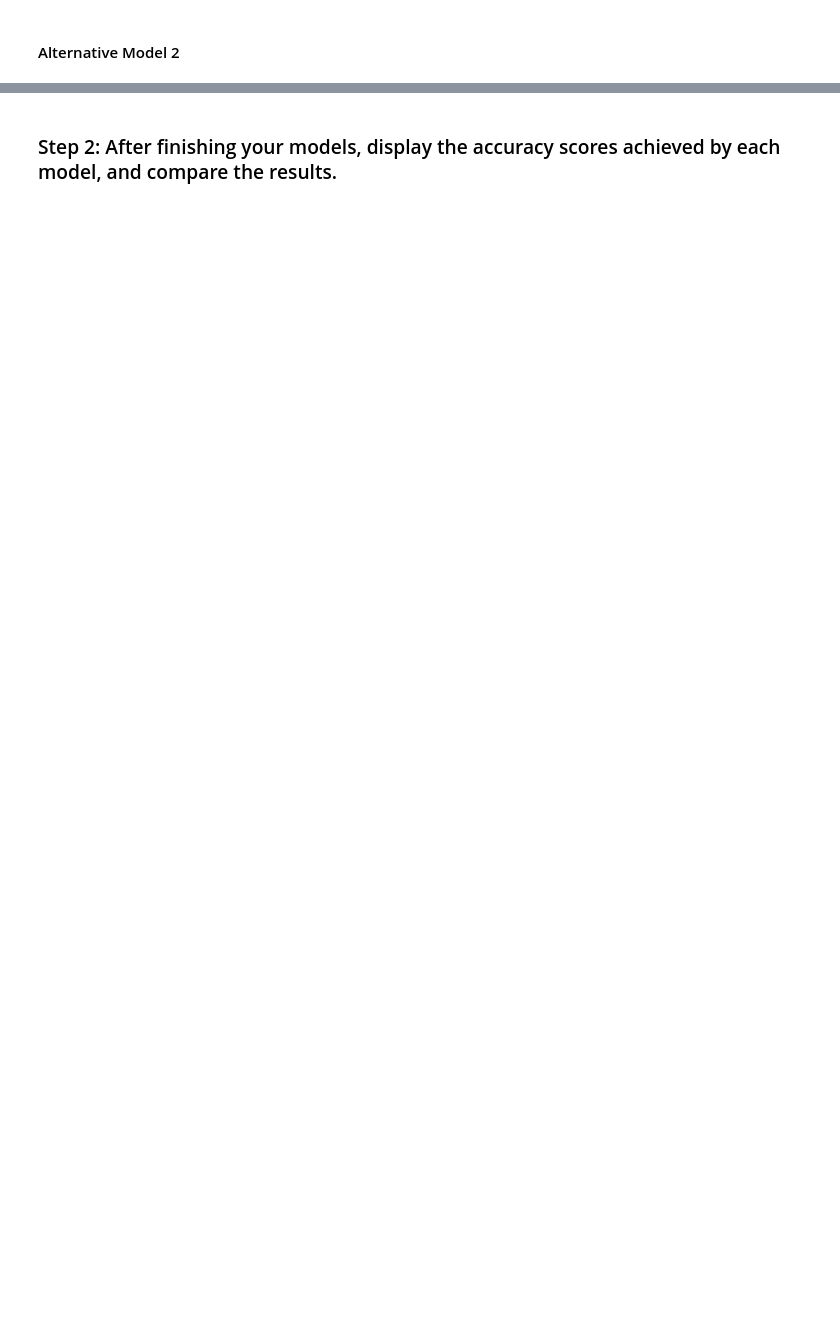
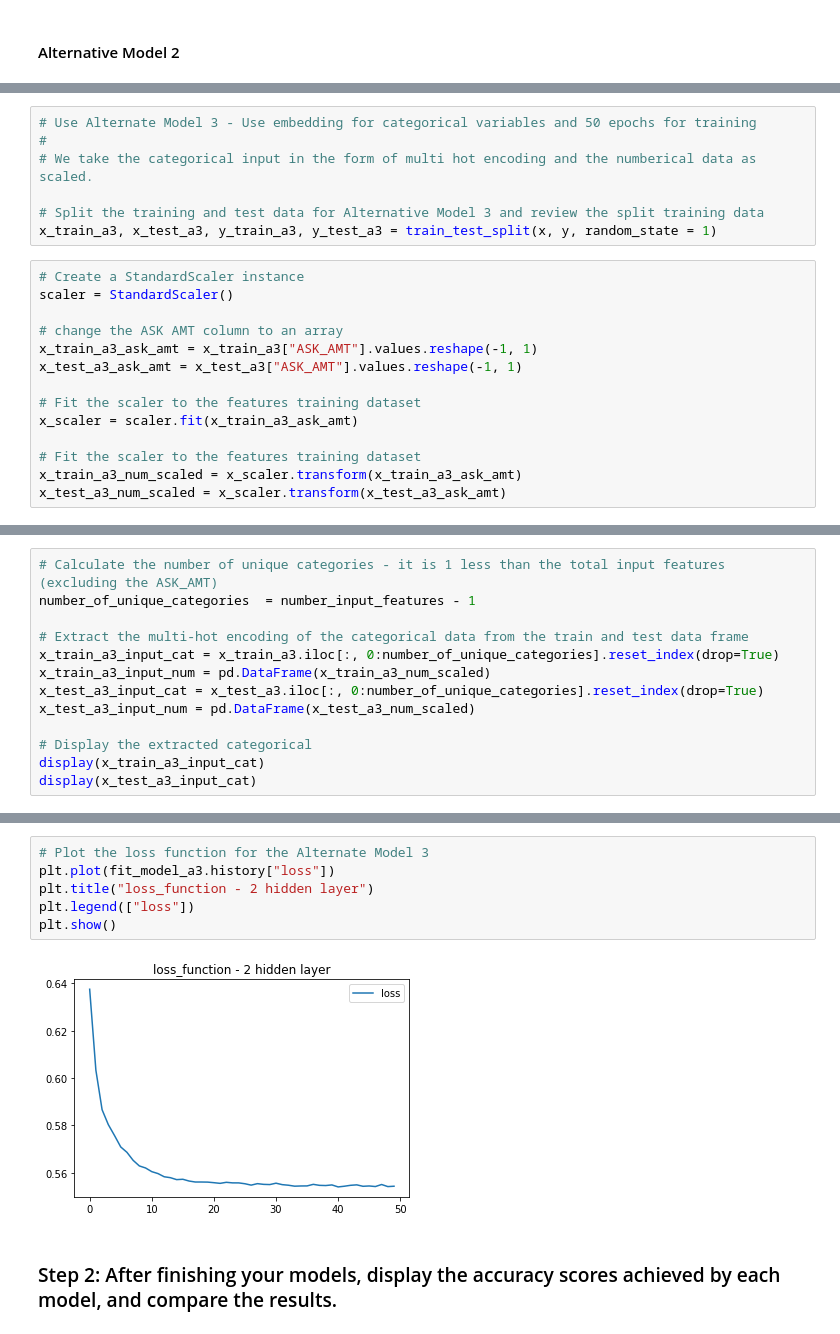
Before and after one commit to sangramsinghg/berkeley_fintech_module_13_challenge, a Jupyter notebook: GC_venture_funding_with_deep_learning.ipynb, the cells around one changed output, grey strips where cells are left out. Drawn from its saved outputs; the diff is of its cells as text; blank space fills up the shorter version.

```diff
--- a/GC_venture_funding_with_deep_learning.ipynb
+++ b/GC_venture_funding_with_deep_learning.ipynb
@@ -364 +584,22 @@ fit_model_A1 = # YOUR CODE HERE
+# %%
+# Use Alternate Model 3 - Use embedding for categorical variables and 50 epochs for training
+#
+# We take the categorical input in the form of multi hot encoding and the numberical data as scaled.
+
+# Split the training and test data for Alternative Model 3 and review the split training data
+x_train_a3, x_test_a3, y_train_a3, y_test_a3 = train_test_split(x, y, random_state = 1)
+# %%
+# Create a StandardScaler instance
+scaler = StandardScaler()
+
+# change the ASK AMT column to an array
+x_train_a3_ask_amt = x_train_a3["ASK_AMT"].values.reshape(-1, 1)
+x_test_a3_ask_amt = x_test_a3["ASK_AMT"].values.reshape(-1, 1)
+
+# Fit the scaler to the features training dataset
+x_scaler = scaler.fit(x_train_a3_ask_amt)
+
+# Fit the scaler to the features training dataset
+x_train_a3_num_scaled = x_scaler.transform(x_train_a3_ask_amt)
+x_test_a3_num_scaled = x_scaler.transform(x_test_a3_ask_amt)
 # %%
@@ -396,0 +613,13 @@ nn_A2 = # YOUR CODE HERE
+# %%
+# Calculate the number of unique categories - it is 1 less than the total input features (excluding the ASK_AMT)
+number_of_unique_categories  = number_input_features - 1
+
+# Extract the multi-hot encoding of the categorical data from the train and test data frame
+x_train_a3_input_cat = x_train_a3.iloc[:, 0:number_of_unique_categories].reset_index(drop=True)
+x_train_a3_input_num = pd.DataFrame(x_train_a3_num_scaled)
+x_test_a3_input_cat = x_test_a3.iloc[:, 0:number_of_unique_categories].reset_index(drop=True)
+x_test_a3_input_num = pd.DataFrame(x_test_a3_num_scaled)
+
+# Display the extracted categorical
+display(x_train_a3_input_cat)
+display(x_test_a3_input_cat)
@@ -397,3 +727,11 @@ nn_A2 = # YOUR CODE HERE
+# %%
+# Plot the loss function for the Alternate Model 3
+plt.plot(fit_model_a3.history["loss"])
+plt.title("loss_function - 2 hidden layer")
+plt.legend(["loss"])
+plt.show()
+# %% [output]
+[figure, added]
 # %% [markdown]
 ### Step 2: After finishing your models, display the accuracy scores achieved by each model, and compare the results.
 # %%
```
Also changed, not shown: parts of 55 cells of this notebook, 4 other files.
